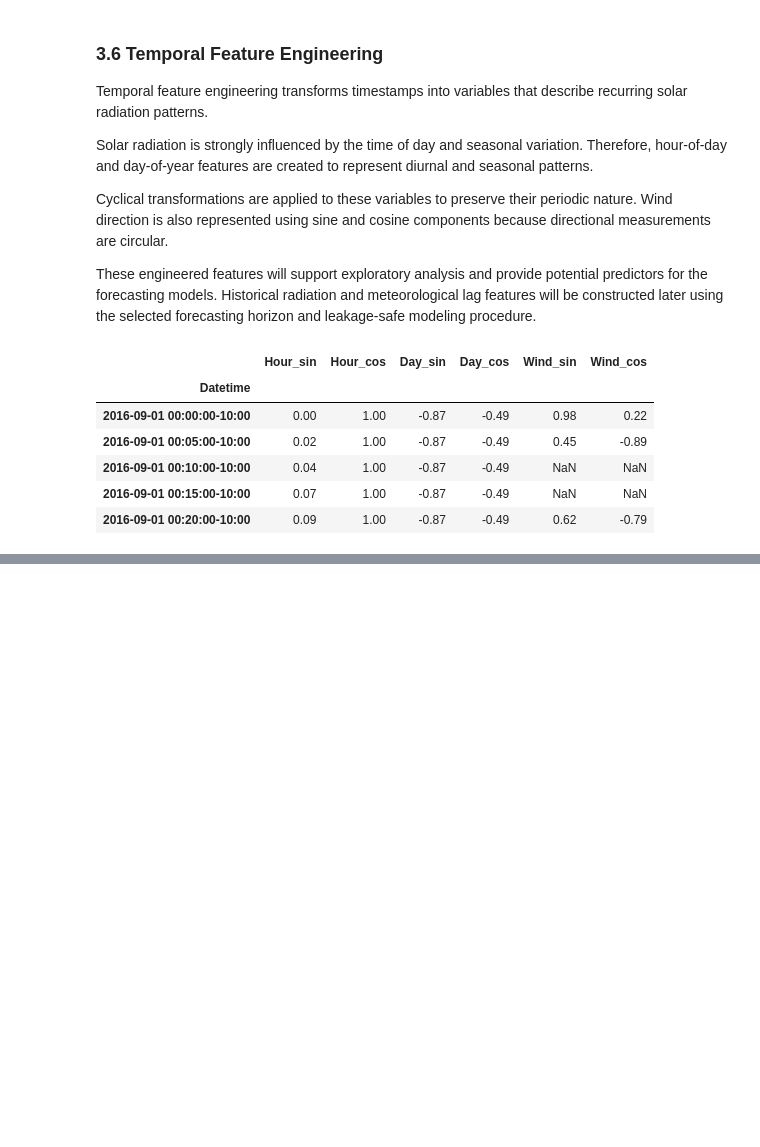
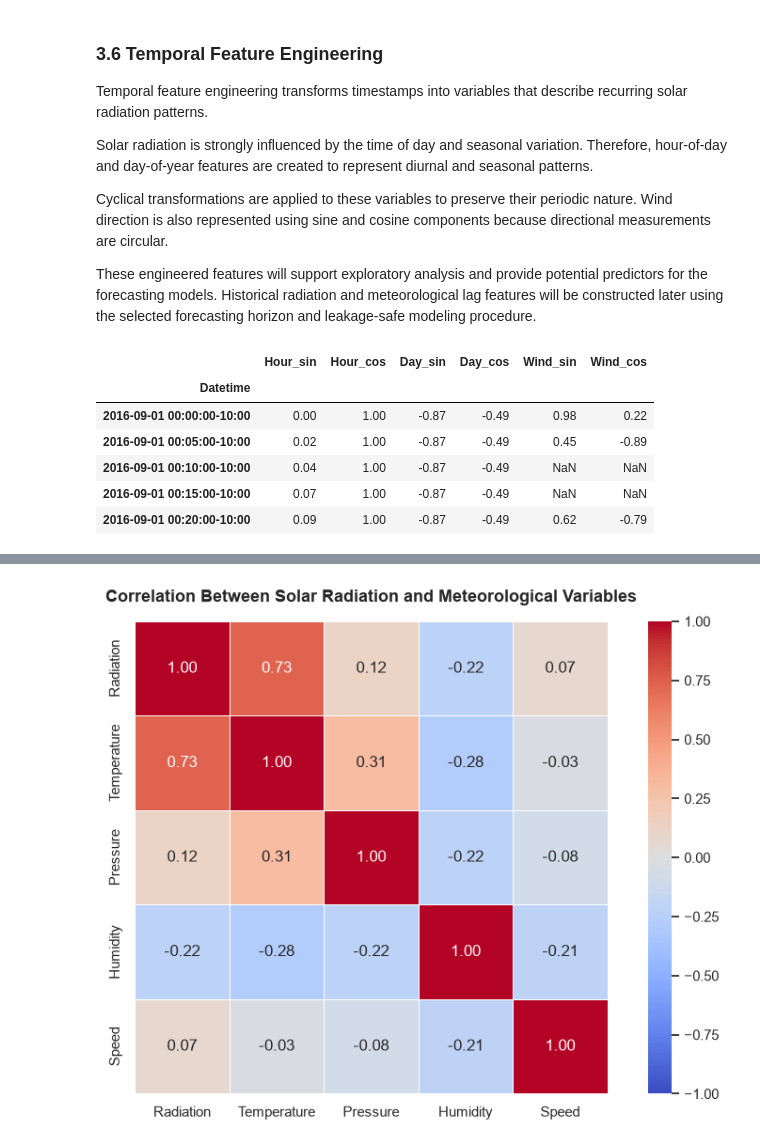
Before and after one commit to damisar/Solar-Radiation-Prediction, a Jupyter notebook: notebook/Solar_Radiation_Analysis.ipynb, the cells around one changed output, grey strips where cells are left out. Drawn from its saved outputs; the diff is of its cells as text; code cells hidden in the pictures; blank space fills up the shorter version.

```diff
--- a/notebook/Solar_Radiation_Analysis.ipynb
+++ b/notebook/Solar_Radiation_Analysis.ipynb
@@ -748,0 +968,51 @@ display(df_features[engineered_cols].head())
+# %%
+# Section 4.4 — Correlation Analysis
+
+# Select existing meteorological variables
+correlation_cols = [
+    "Radiation",
+    "Temperature",
+    "Pressure",
+    "Humidity",
+    "Speed"
+]
+
+# Calculate the Pearson correlation matrix
+correlation_matrix = df_features[correlation_cols].corr()
+
+# Create the correlation heatmap
+fig, ax = plt.subplots(figsize=(9, 6))
+
+sns.heatmap(
+    correlation_matrix,
+    annot=True,
+    fmt=".2f",
+    cmap="coolwarm",
+    center=0,
+    vmin=-1,
+    vmax=1,
+    linewidths=0.5,
+    square=True,
+    ax=ax
+)
+
+ax.set_title(
+    "Correlation Between Solar Radiation and Meteorological Variables",
+    fontsize=13,
+    fontweight="bold",
+    pad=15
+)
+
+plt.tight_layout()
+
+# Save the figure
+fig.savefig(
+    "../figures/solar_radiation_correlation_heatmap.png",
+    dpi=300,
+    bbox_inches="tight"
+)
+
+# Display the figure
+plt.show()
+# %% [output]
+[figure, added]
```
Also changed, not shown: parts of 20 cells of this notebook, 6 other files.
